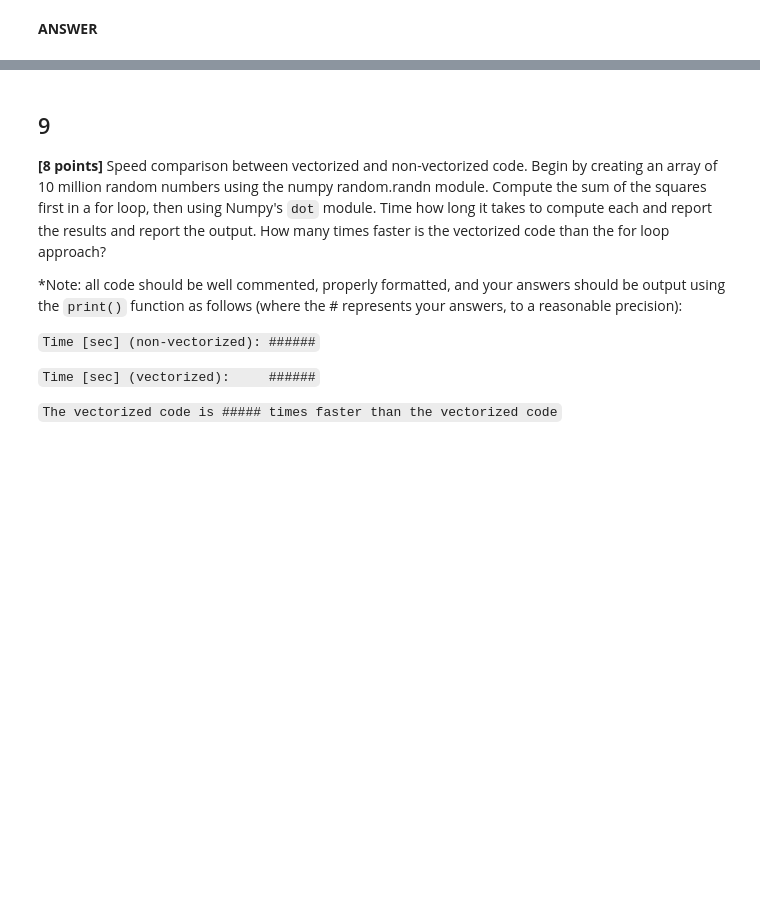
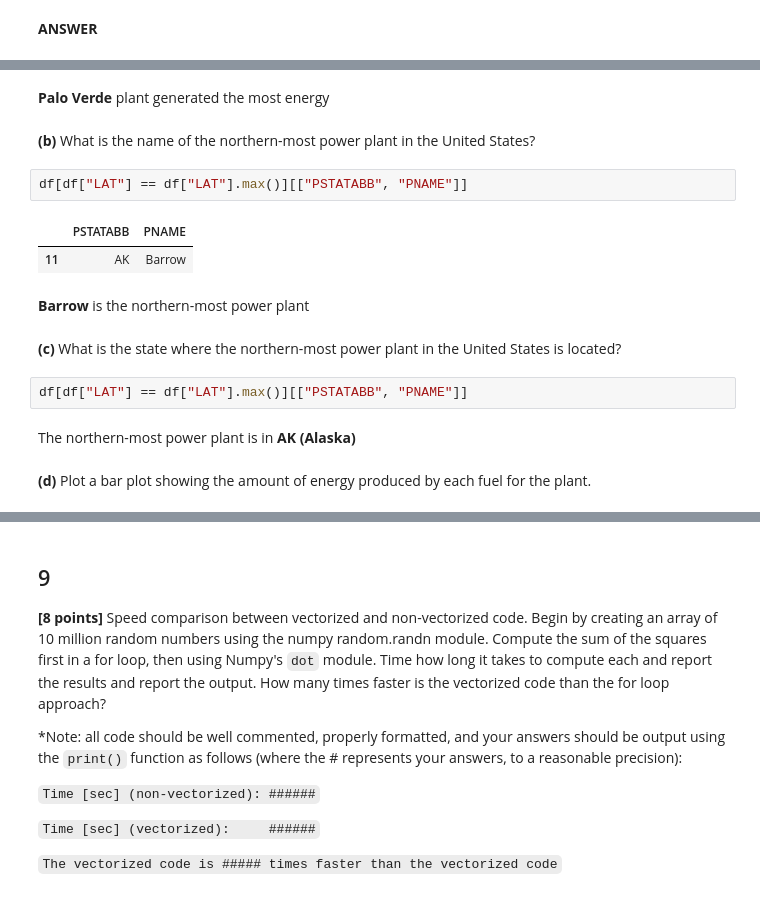
Before and after one commit to gamecicn/ids705, a Jupyter notebook: assignments/Assignment_1.ipynb, the cells around one changed output, grey strips where cells are left out. Saved outputs shown, nothing was run; the diff lists cells and outputs as text; blank space fills up the shorter version.

```diff
--- a/assignments/Assignment_1.ipynb
+++ b/assignments/Assignment_1.ipynb
@@ -567,0 +588,19 @@ There also are a couple of "gotchas" to watch out for with this dataset:
+# %% [markdown]
+**Palo Verde**  plant generated the most energy
+# %% [markdown]
+**(b)** What is the name of the northern-most power plant in the United States?
+# %%
+df[df["LAT"] == df["LAT"].max()][["PSTATABB", "PNAME"]]
+# %% [output]
+|  | PSTATABB | PNAME |
+| 11 | AK | Barrow |
+# %% [markdown]
+**Barrow** is the northern-most power plant
+# %% [markdown]
+**(c)** What is the state where the northern-most power plant in the United States is located?
+# %%
+df[df["LAT"] == df["LAT"].max()][["PSTATABB", "PNAME"]]
+# %% [markdown]
+The northern-most power plant is in **AK (Alaska)**
+# %% [markdown]
+**(d)** Plot a bar plot showing the amount of energy produced by each fuel for the plant.
```
Also changed, not shown: parts of 7 cells of this notebook.
